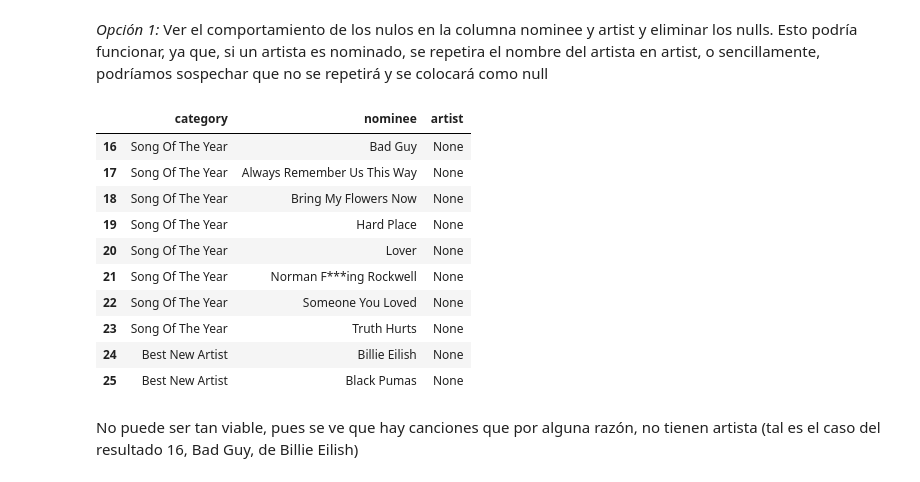
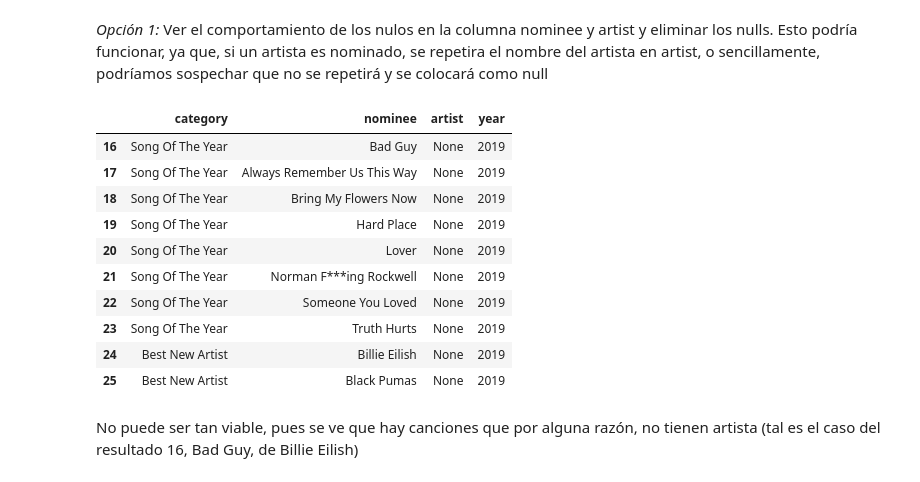
Before and after one commit to JuanRuizIng/Workshop002_Data_Engineering, a Jupyter notebook: notebooks/001.EDA_grammys.ipynb, the cells around one changed output. Saved outputs shown, nothing was run; the diff lists cells and outputs as text; code cells hidden in the pictures.

Commit message:
update the transformation files for agreggate the column year

```diff
--- a/notebooks/001.EDA_grammys.ipynb
+++ b/notebooks/001.EDA_grammys.ipynb
@@ -152,21 +162,21 @@ Al realizar un analisis más detallado podemos observar la presencia de artistas
 *Opción 1:* Ver el comportamiento de los nulos en la columna nominee y artist y eliminar los nulls.
 Esto podría funcionar, ya que, si un artista es nominado, se repetira el nombre del artista en artist, o sencillamente, podríamos sospechar que no se repetirá y se colocará como null
 # %%
-df_artist_nominee = df[['category', 'nominee', 'artist']]
+df_artist_nominee = df[['category', 'nominee', 'artist', 'year']]
 df_nulls_artist = df_artist_nominee[df_artist_nominee.isnull().any(axis=1)]
 df_nulls_artist.head(10)
 # %% [output]
-|  | category | nominee | artist |
-| 16 | Song Of The Year | Bad Guy | None |
-| 17 | Song Of The Year | Always Remember Us This Way | None |
-| 18 | Song Of The Year | Bring My Flowers Now | None |
-| 19 | Song Of The Year | Hard Place | None |
-| 20 | Song Of The Year | Lover | None |
-| 21 | Song Of The Year | Norman F***ing Rockwell | None |
-| 22 | Song Of The Year | Someone You Loved | None |
-| 23 | Song Of The Year | Truth Hurts | None |
-| 24 | Best New Artist | Billie Eilish | None |
-| 25 | Best New Artist | Black Pumas | None |
+|  | category | nominee | artist | year |
+| 16 | Song Of The Year | Bad Guy | None | 2019 |
+| 17 | Song Of The Year | Always Remember Us This Way | None | 2019 |
+| 18 | Song Of The Year | Bring My Flowers Now | None | 2019 |
+| 19 | Song Of The Year | Hard Place | None | 2019 |
+| 20 | Song Of The Year | Lover | None | 2019 |
+| 21 | Song Of The Year | Norman F***ing Rockwell | None | 2019 |
+| 22 | Song Of The Year | Someone You Loved | None | 2019 |
+| 23 | Song Of The Year | Truth Hurts | None | 2019 |
+| 24 | Best New Artist | Billie Eilish | None | 2019 |
+| 25 | Best New Artist | Black Pumas | None | 2019 |
 # %% [markdown]
 No puede ser tan viable, pues se ve que hay canciones que por alguna razón, no tienen artista (tal es el caso del resultado 16, Bad Guy, de Billie Eilish)
 # %% [markdown]
```
Also changed, not shown: parts of 11 cells of this notebook, 2 other files.
